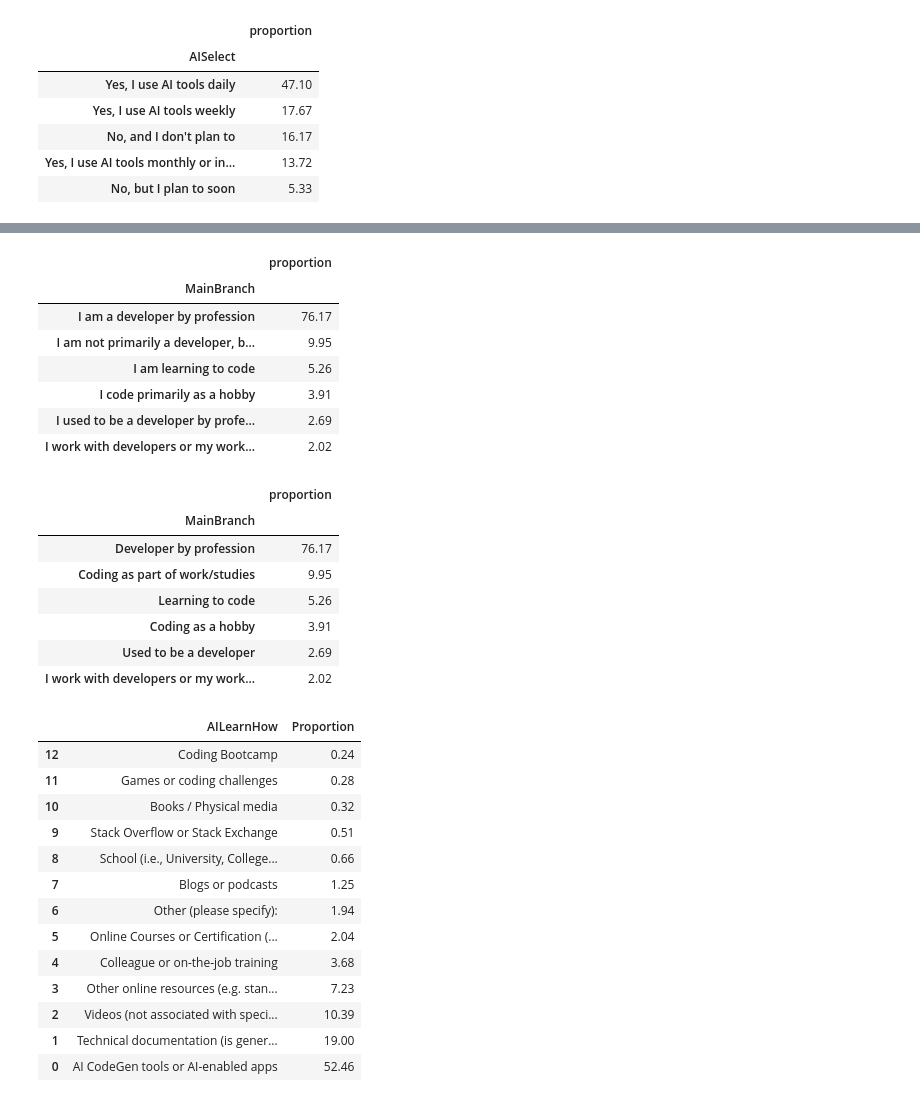
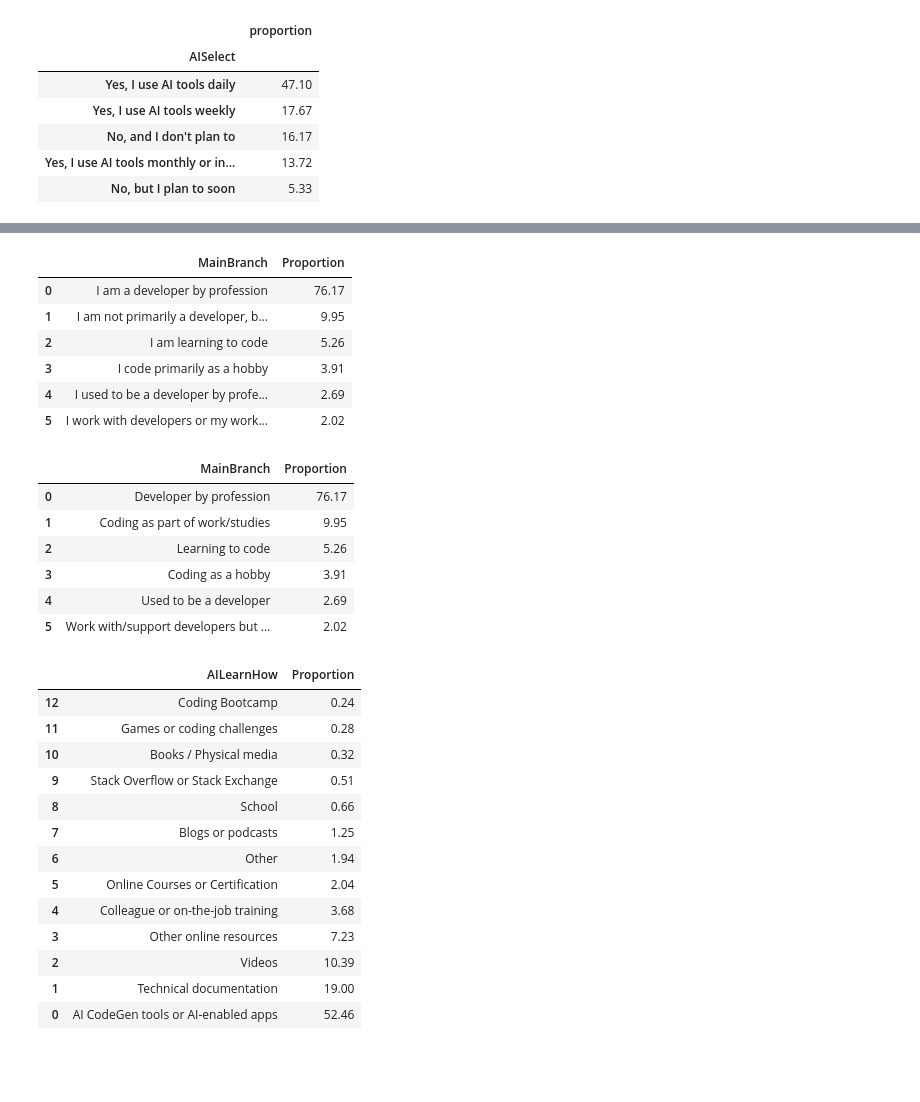
Before and after one commit to huyqng1412/IT680_Effectiveness-of-AI-in-CS, a Jupyter notebook: ai_cs_analysis.ipynb, the cells around one changed output, grey strips where cells are left out. Cells and saved outputs as stored; diff of their text form; code cells hidden in the pictures; blank space fills up the shorter version.

```diff
--- a/ai_cs_analysis.ipynb
+++ b/ai_cs_analysis.ipynb
@@ -369,15 +368,15 @@ ai_complex
 # %%
-main_branch = pd.DataFrame(demog_ai['MainBranch'].value_counts(normalize=True).mul(100).round(2))
+main_branch = pd.DataFrame(demog_ai['MainBranch'].value_counts(normalize=True).mul(100).round(2)).reset_index()
+main_branch.columns = ['MainBranch', 'Proportion']
 main_branch
 # %% [output]
-|  | proportion |
-| MainBranch |  |
-| I am a developer by profession | 76.17 |
-| I am not primarily a developer, b... | 9.95 |
-| I am learning to code | 5.26 |
-| I code primarily as a hobby | 3.91 |
-| I used to be a developer by profe... | 2.69 |
-| I work with developers or my work... | 2.02 |
+|  | MainBranch | Proportion |
+| 0 | I am a developer by profession | 76.17 |
+| 1 | I am not primarily a developer, b... | 9.95 |
+| 2 | I am learning to code | 5.26 |
+| 3 | I code primarily as a hobby | 3.91 |
+| 4 | I used to be a developer by profe... | 2.69 |
+| 5 | I work with developers or my work... | 2.02 |
 # %%
 main_branch_mapping = {
     'I am a developer by profession': 'Developer by profession',
@@ -385,24 +384,24 @@ main_branch_mapping = {
     'I am learning to code': 'Learning to code',
     'I code primarily as a hobby': 'Coding as a hobby',
     'I used to be a developer by profession, but no longer am': 'Used to be a developer',
-    'I work with developers or my work supports developers but am not a developer by profession	': 'Work with/support developers but not a developer'
+    'I work with developers or my work supports developers but am not a developer by profession': 'Work with/support developers but not a developer'
 }
 
 demog_ai['MainBranch'] = demog_ai['MainBranch'].replace(main_branch_mapping)
 
-main_branch_new = pd.DataFrame(demog_ai['MainBranch'].value_counts(normalize=True).mul(100).round(2))
+main_branch_new = pd.DataFrame(demog_ai['MainBranch'].value_counts(normalize=True).mul(100).round(2)).reset_index()
+main_branch_new.columns = ['MainBranch', 'Proportion']
 main_branch_new
 # %% [output]
-|  | proportion |
-| MainBranch |  |
-| Developer by profession | 76.17 |
-| Coding as part of work/studies | 9.95 |
-| Learning to code | 5.26 |
-| Coding as a hobby | 3.91 |
-| Used to be a developer | 2.69 |
-| I work with developers or my work... | 2.02 |
+|  | MainBranch | Proportion |
+| 0 | Developer by profession | 76.17 |
+| 1 | Coding as part of work/studies | 9.95 |
+| 2 | Learning to code | 5.26 |
+| 3 | Coding as a hobby | 3.91 |
+| 4 | Used to be a developer | 2.69 |
+| 5 | Work with/support developers but ... | 2.02 |
 # %%
-aihow_first_only = pd.DataFrame(demog_ai['AILearnHow'].str.split(';').str[0].value_counts(normalize=True).mul(100).round(2)).reset_index()
+aihow_first_only = pd.DataFrame(demog_ai['AILearnHow'].str.split(';').str[0].str.split('(').str[0].str.strip().value_counts(normalize=True).mul(100).round(2)).reset_index()
 aihow_first_only = aihow_first_only.sort_values(by='proportion', ascending=True)
 aihow_first_only.columns = ['AILearnHow', 'Proportion']
 aihow_first_only
@@ -412,14 +411,14 @@ aihow_first_only
 | 11 | Games or coding challenges | 0.28 |
 | 10 | Books / Physical media | 0.32 |
 | 9 | Stack Overflow or Stack Exchange | 0.51 |
-| 8 | School (i.e., University, College... | 0.66 |
+| 8 | School | 0.66 |
 | 7 | Blogs or podcasts | 1.25 |
-| 6 | Other (please specify): | 1.94 |
-| 5 | Online Courses or Certification (... | 2.04 |
+| 6 | Other | 1.94 |
+| 5 | Online Courses or Certification | 2.04 |
 | 4 | Colleague or on-the-job training | 3.68 |
-| 3 | Other online resources (e.g. stan... | 7.23 |
-| 2 | Videos (not associated with speci... | 10.39 |
-| 1 | Technical documentation (is gener... | 19.00 |
+| 3 | Other online resources | 7.23 |
+| 2 | Videos | 10.39 |
+| 1 | Technical documentation | 19.00 |
 | 0 | AI CodeGen tools or AI-enabled apps | 52.46 |
 # %%
 print("Statistical Summary of all the selected parameters for this project from the StackOverflow 2025 Developer Survey.")
```
Also changed, not shown: parts of 13 cells of this notebook.
